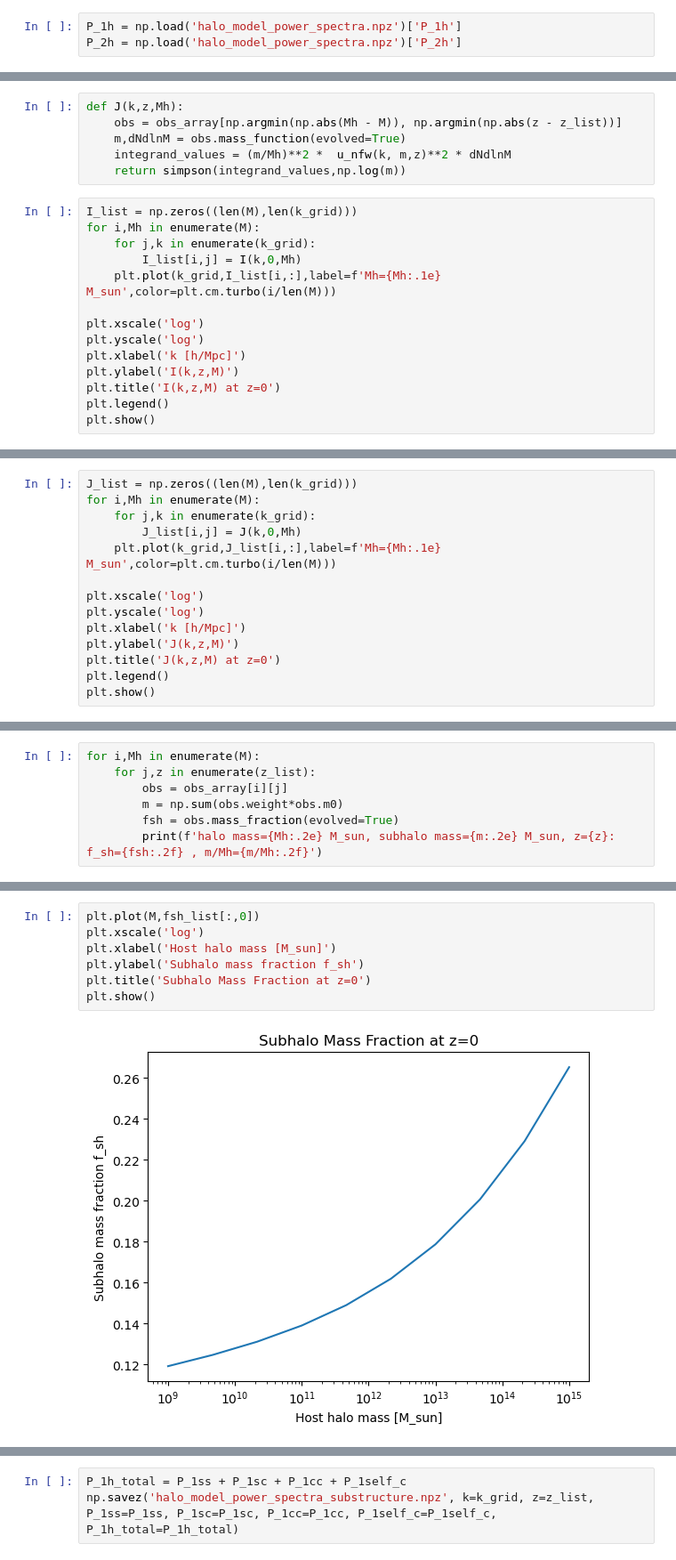
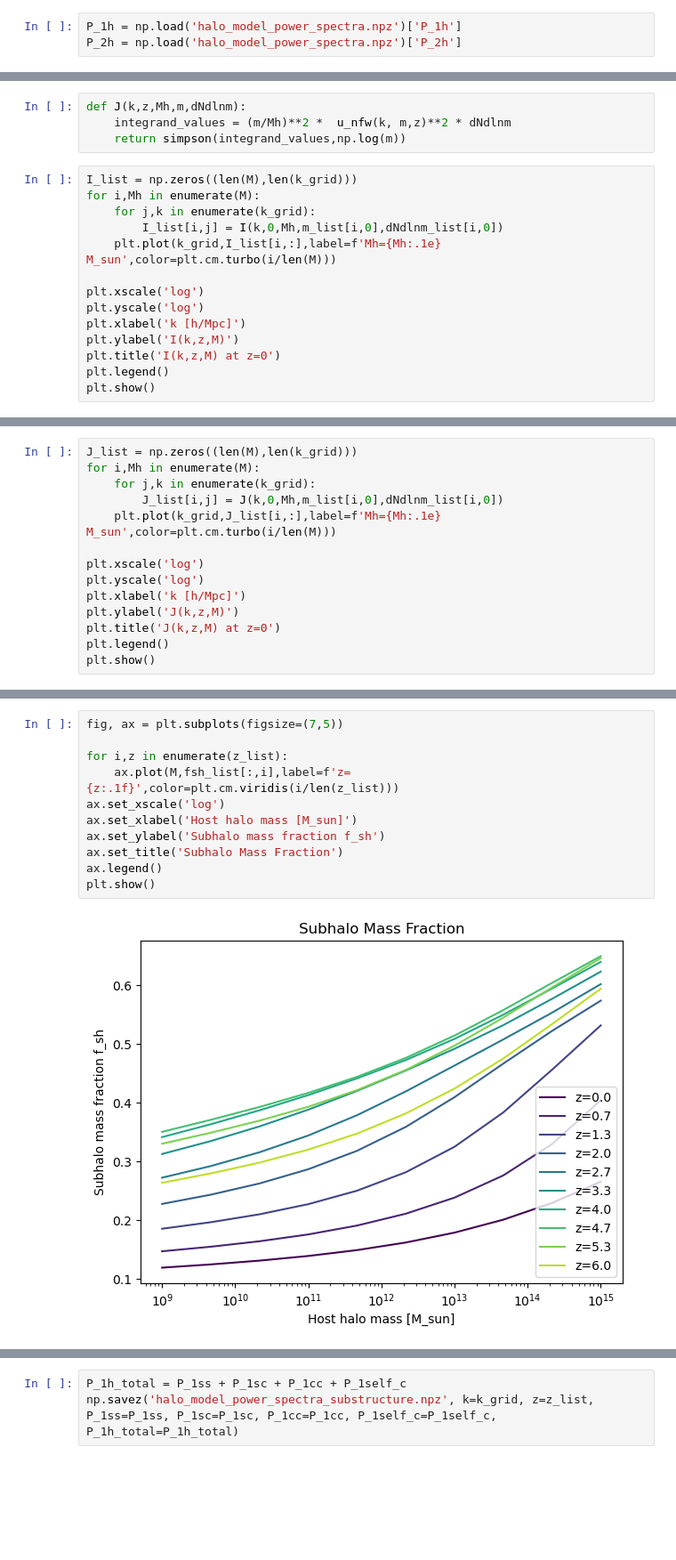
Before and after one commit to Bieslookje/Weak-lensing, a Jupyter notebook: Halo_model.ipynb, the cells around one changed output, grey strips where cells are left out. Shown at 89% size. Saved outputs shown, nothing was run; the diff lists cells and outputs as text; blank space fills up the shorter version.

```diff
--- a/Halo_model.ipynb
+++ b/Halo_model.ipynb
@@ -393,15 +431,13 @@ def I(k,z,Mh):
     return simpson(integrand_values,np.log(m))
 # %%
-def J(k,z,Mh):
-    obs = obs_array[np.argmin(np.abs(Mh - M)), np.argmin(np.abs(z - z_list))]
-    m,dNdlnM = obs.mass_function(evolved=True)
-    integrand_values = (m/Mh)**2 *  u_nfw(k, m,z)**2 * dNdlnM
+def J(k,z,Mh,m,dNdlnm):
+    integrand_values = (m/Mh)**2 *  u_nfw(k, m,z)**2 * dNdlnm
     return simpson(integrand_values,np.log(m))
 # %%
 I_list = np.zeros((len(M),len(k_grid)))
 for i,Mh in enumerate(M):
     for j,k in enumerate(k_grid):
-        I_list[i,j] = I(k,0,Mh)
+        I_list[i,j] = I(k,0,Mh,m_list[i,0],dNdlnm_list[i,0])
     plt.plot(k_grid,I_list[i,:],label=f'Mh={Mh:.1e} M_sun',color=plt.cm.turbo(i/len(M)))
 
 plt.xscale('log')
@@ -417,7 +453,7 @@ plt.show()
 J_list = np.zeros((len(M),len(k_grid)))
 for i,Mh in enumerate(M):
     for j,k in enumerate(k_grid):
-        J_list[i,j] = J(k,0,Mh)
+        J_list[i,j] = J(k,0,Mh,m_list[i,0],dNdlnm_list[i,0])
     plt.plot(k_grid,J_list[i,:],label=f'Mh={Mh:.1e} M_sun',color=plt.cm.turbo(i/len(M)))
 
 plt.xscale('log')
@@ -432,7 +467,0 @@ plt.show()
-# %%
-for i,Mh in enumerate(M):
-    for j,z in enumerate(z_list):
-        obs = obs_array[i][j]
-        m = np.sum(obs.weight*obs.m0)
-        fsh = obs.mass_fraction(evolved=True)
-        print(f'halo mass={Mh:.2e} M_sun, subhalo mass={m:.2e} M_sun, z={z}: f_sh={fsh:.2f} , m/Mh={m/Mh:.2f}')
@@ -450,9 +468,13 @@ halo mass=1.00e+15 M_sun, subhalo mass=2.65e+14 M_sun, z=0.0: f_sh=0.27 , m/Mh=0
 # %%
-plt.plot(M,fsh_list[:,0])
-plt.xscale('log')
-plt.xlabel('Host halo mass [M_sun]')
-plt.ylabel('Subhalo mass fraction f_sh')
-plt.title('Subhalo Mass Fraction at z=0')
+fig, ax = plt.subplots(figsize=(7,5))
+
+for i,z in enumerate(z_list):
+    ax.plot(M,fsh_list[:,i],label=f'z={z:.1f}',color=plt.cm.viridis(i/len(z_list)))
+ax.set_xscale('log')
+ax.set_xlabel('Host halo mass [M_sun]')
+ax.set_ylabel('Subhalo mass fraction f_sh')
+ax.set_title('Subhalo Mass Fraction')
+ax.legend()
 plt.show()
 # %% [output]
-[figure, old version]
+[figure, new version]
```
Also changed, not shown: parts of 32 cells of this notebook.
